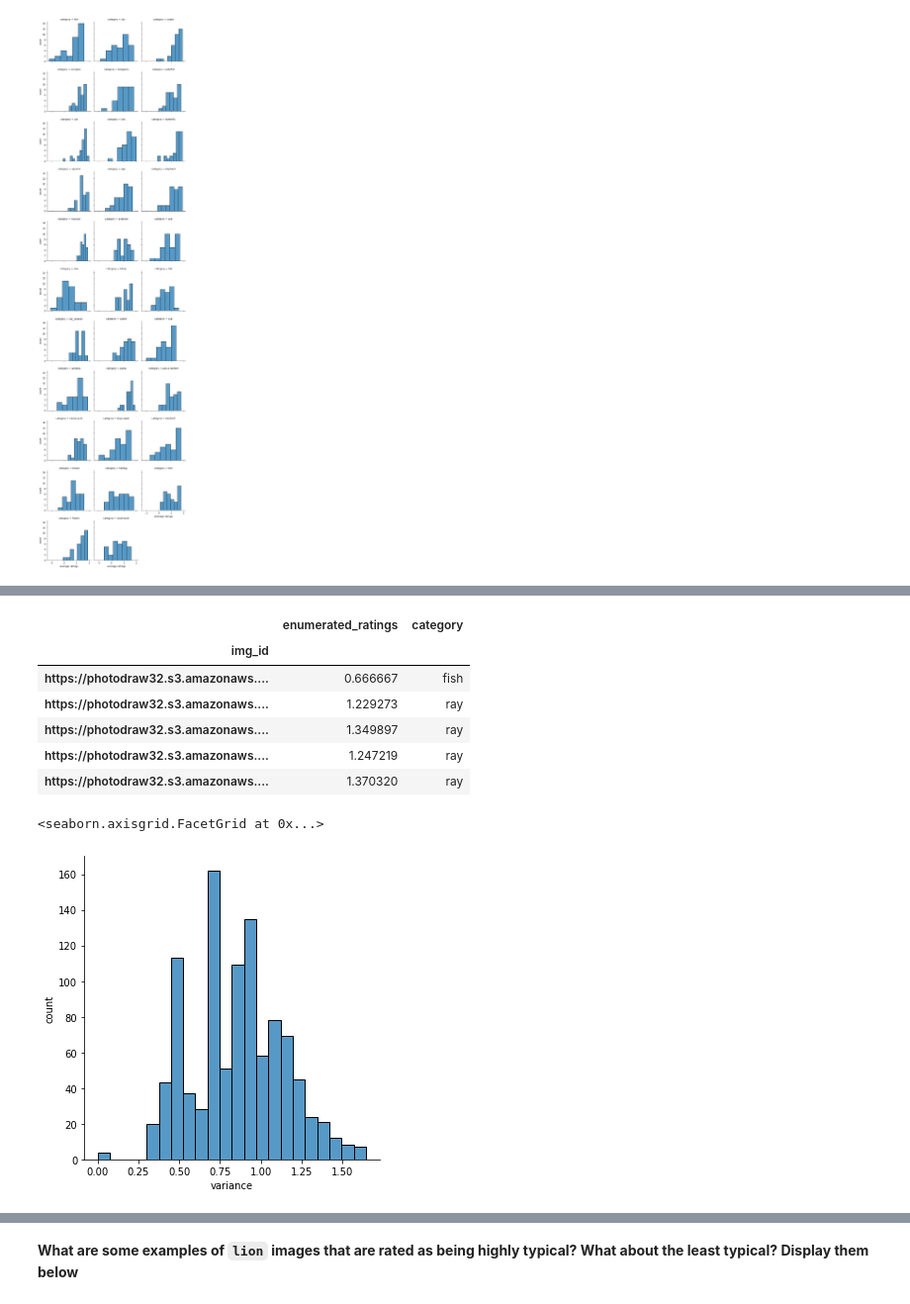
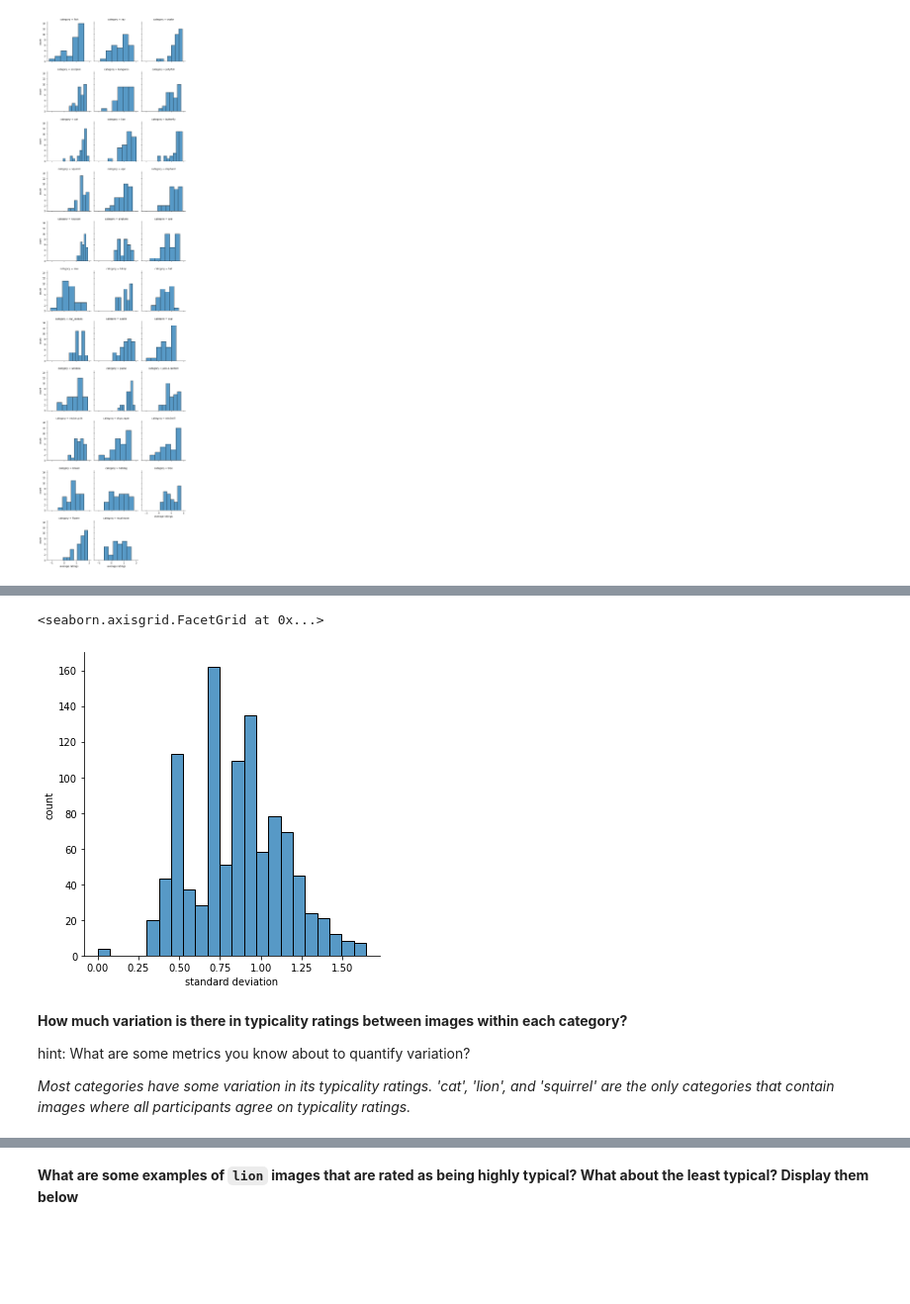
Before and after one commit to mfan3/labs, a Jupyter notebook: lab1/psyc193_lab1_mufan.ipynb, the cells around one changed output, grey strips where cells are left out. Shown at 99% size. Saved outputs shown, nothing was run; the diff lists cells and outputs as text; code cells hidden in the pictures; blank space fills up the shorter version.

```diff
--- a/lab1/psyc193_lab1_mufan.ipynb
+++ b/lab1/psyc193_lab1_mufan.ipynb
@@ -276,24 +301,15 @@ hint: There isn't a single way to get at this question. Try to think about some
+# %%
+# plotting varince for all figures in the dataset
+overall_std = sns.displot(T_std['enumerated_ratings'])
+overall_std.set(xlabel='standard deviation', ylabel='count')
+# %% [output]
+<seaborn.axisgrid.FacetGrid at 0x...>
+[figure, added]
+# %% [markdown]
+**How much variation is there in typicality ratings between images within each category?**
+
+hint: What are some metrics you know about to quantify variation?
+
+*Most categories have some variation in its typicality ratings. 'cat', 'lion', and 'squirrel' are the only categories that contain images where all participants agree on typicality ratings.*
 # %%
 ## INSERT YOUR CODE HERE ##
-# %%
-# make a new dataframe
-T_var = T[['category','img_id', 'enumerated_ratings']]
-# mutate T_var to get variance instead of average this time
-T_var = T_var.groupby('img_id').agg({'enumerated_ratings':'std', 'category':'first'})
-# inspecting the dataframe
-T_var.head()
-# %% [output]
-|  | enumerated_ratings | category |
-| img_id |  |  |
-| https://photodraw32.s3.amazonaws.... | 0.666667 | fish |
-| https://photodraw32.s3.amazonaws.... | 1.229273 | ray |
-| https://photodraw32.s3.amazonaws.... | 1.349897 | ray |
-| https://photodraw32.s3.amazonaws.... | 1.247219 | ray |
-| https://photodraw32.s3.amazonaws.... | 1.370320 | ray |
-# %%
-# plotting varince for all figures in the dataset
-overall_var = sns.displot(T_var['enumerated_ratings'])
-overall_var.set(xlabel='variance', ylabel='count')
-# %% [output]
-<seaborn.axisgrid.FacetGrid at 0x...>
-[figure, removed]
```
Also changed, not shown: parts of 28 cells of this notebook, 3 other files.
